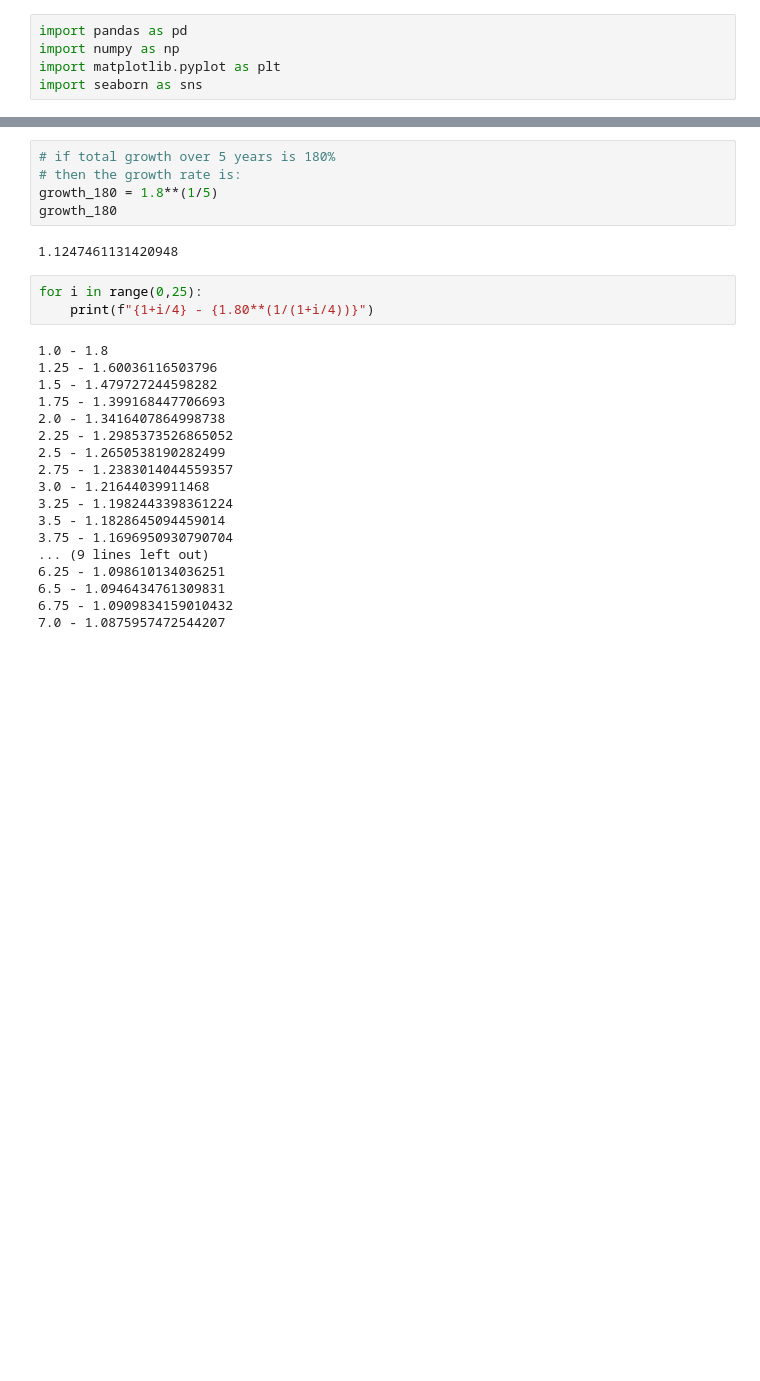
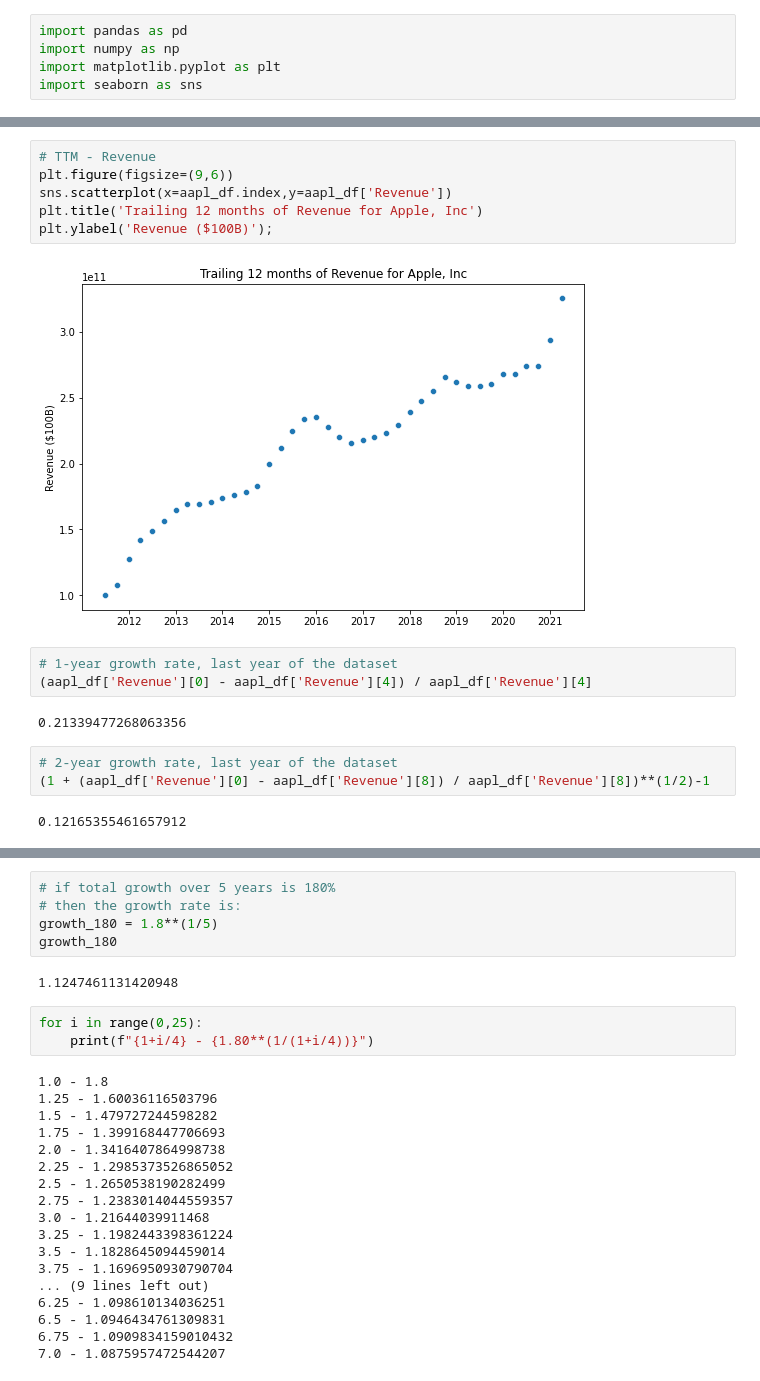
Before and after one commit to sfreagin/SEC_testing, a Jupyter notebook: growth_calcs.ipynb, the cells around one changed output, grey strips where cells are left out. Cells and saved outputs as stored; diff of their text form; blank space fills up the shorter version.

```diff
--- a/growth_calcs.ipynb
+++ b/growth_calcs.ipynb
@@ -64,0 +49,18 @@ aapl_df.head()
+# %%
+# TTM - Revenue
+plt.figure(figsize=(9,6))
+sns.scatterplot(x=aapl_df.index,y=aapl_df['Revenue'])
+plt.title('Trailing 12 months of Revenue for Apple, Inc')
+plt.ylabel('Revenue ($100B)');
+# %% [output]
+[figure, added]
+# %%
+# 1-year growth rate, last year of the dataset
+(aapl_df['Revenue'][0] - aapl_df['Revenue'][4]) / aapl_df['Revenue'][4]
+# %% [output]
+0.21339477268063356
+# %%
+# 2-year growth rate, last year of the dataset
+(1 + (aapl_df['Revenue'][0] - aapl_df['Revenue'][8]) / aapl_df['Revenue'][8])**(1/2)-1
+# %% [output]
+0.12165355461657912
```
Also changed, not shown: parts of 23 cells of this notebook.
